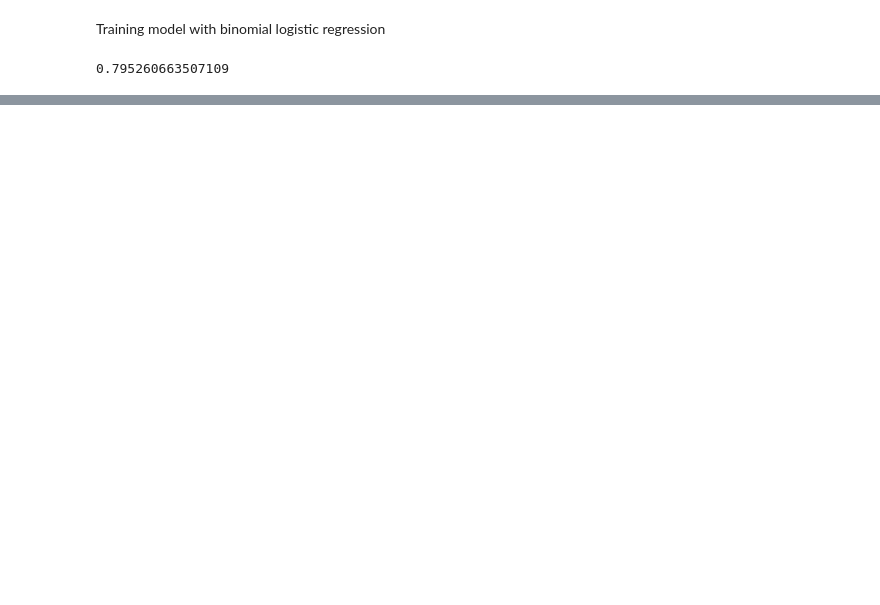
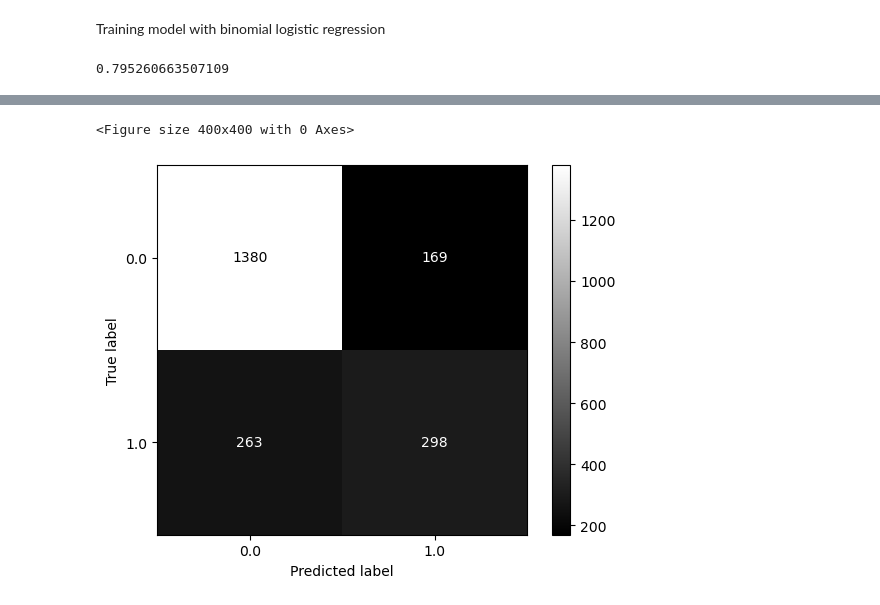
Before and after one commit to alejo-cuello/first-steps-data-science, a Jupyter notebook: 02.ipynb, the cells around one changed output, grey strips where cells are left out. Drawn from its saved outputs; the diff is of its cells as text; code cells hidden in the pictures; blank space fills up the shorter version.

```diff
--- a/02.ipynb
+++ b/02.ipynb
@@ -177,0 +242,9 @@ print(metrics.accuracy_score(y_test, prediction_test))
+# %%
+fig = plt.figure(figsize=(4,4))
+cm = confusion_matrix(y_test, prediction_test, labels=model.classes_)
+disp = ConfusionMatrixDisplay(confusion_matrix= cm,display_labels=model.classes_)
+disp.plot(cmap="gray")
+plt.show()
+# %% [output]
+<Figure size 400x400 with 0 Axes>
+[figure, added]
```
Also changed, not shown: parts of 8 cells of this notebook, 2 other files.
